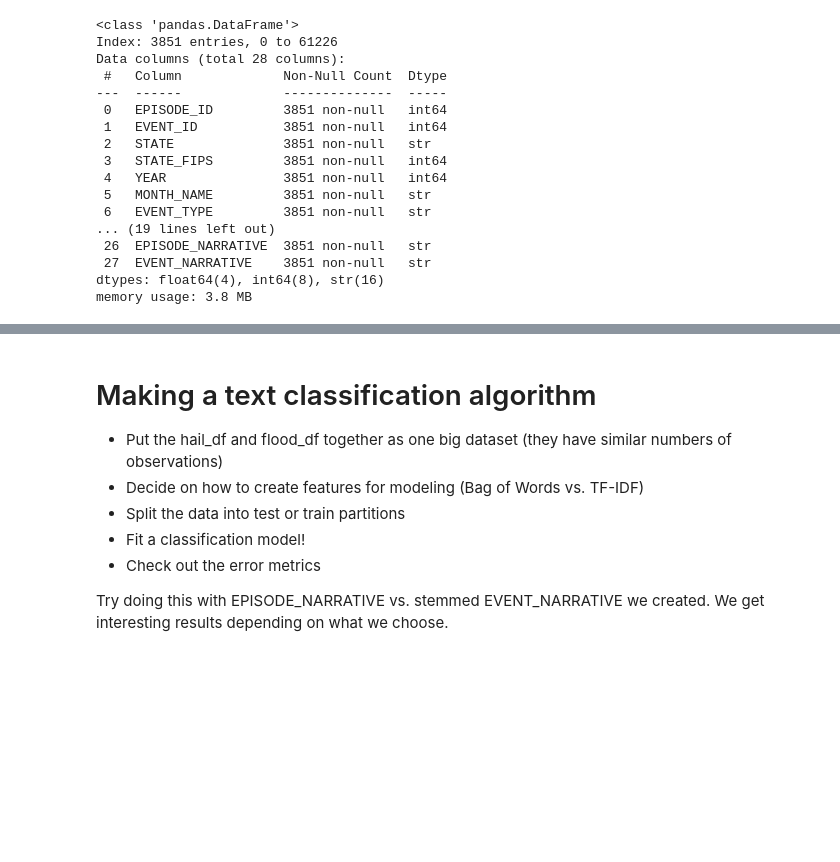
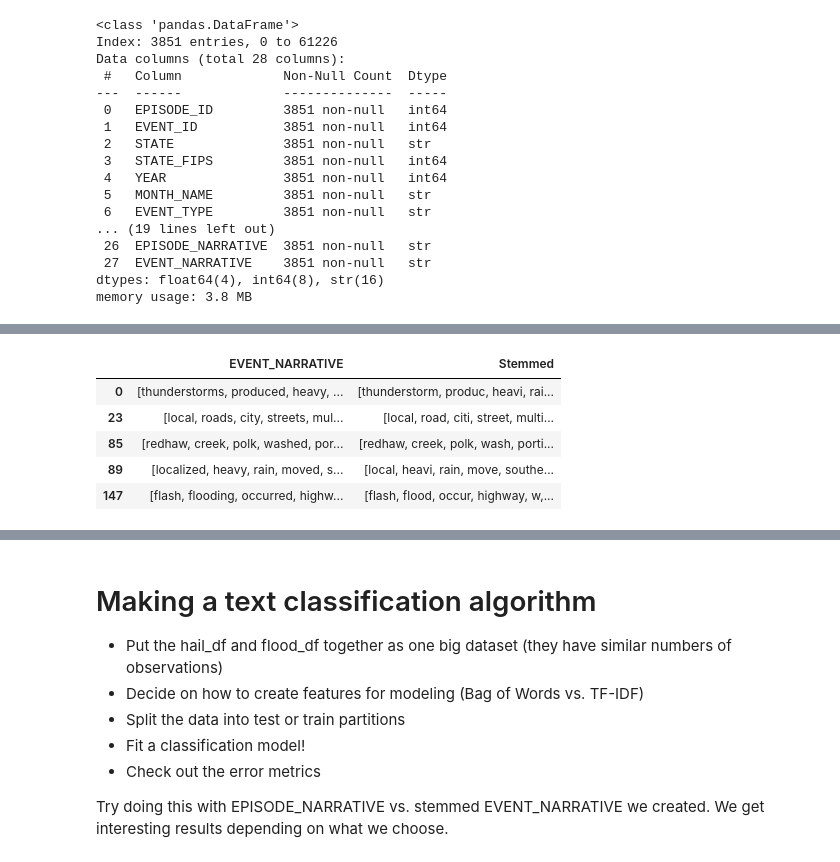
Before and after one commit to drdave-teaching/OPIM5509Files, a Jupyter notebook: OPIM5509_Module5_Files/notebooks/EDA_ML_Storms.ipynb, the cells around one changed output, grey strips where cells are left out. Cells and saved outputs as stored; diff of their text form; code cells hidden in the pictures; blank space fills up the shorter version.

```diff
--- a/OPIM5509_Module5_Files/notebooks/EDA_ML_Storms.ipynb
+++ b/OPIM5509_Module5_Files/notebooks/EDA_ML_Storms.ipynb
@@ -726,8 +685,3 @@ Data columns (total 28 columns):
  27  EVENT_NARRATIVE    3851 non-null   str
 dtypes: float64(4), int64(8), str(16)
 memory usage: 3.8 MB
-# %%
-# lowercase
-# make everything lowercase
-flood_df['EVENT_NARRATIVE'] = flood_df['EVENT_NARRATIVE'].str.lower()
-flood_df.head()
@@ -801,0 +699,11 @@ plt.show()
+# %%
+# one line!
+flood_df = clean_text(flood_df)
+flood_df[['EVENT_NARRATIVE', 'Stemmed']].head()
+# %% [output]
+|  | EVENT_NARRATIVE | Stemmed |
+| 0 | [thunderstorms, produced, heavy, ... | [thunderstorm, produc, heavi, rai... |
+| 23 | [local, roads, city, streets, mul... | [local, road, citi, street, multi... |
+| 85 | [redhaw, creek, polk, washed, por... | [redhaw, creek, polk, wash, porti... |
+| 89 | [localized, heavy, rain, moved, s... | [local, heavi, rain, move, southe... |
+| 147 | [flash, flooding, occurred, highw... | [flash, flood, occur, highway, w,... |
```
Also changed, not shown: parts of 48 cells of this notebook, 2 other files.
